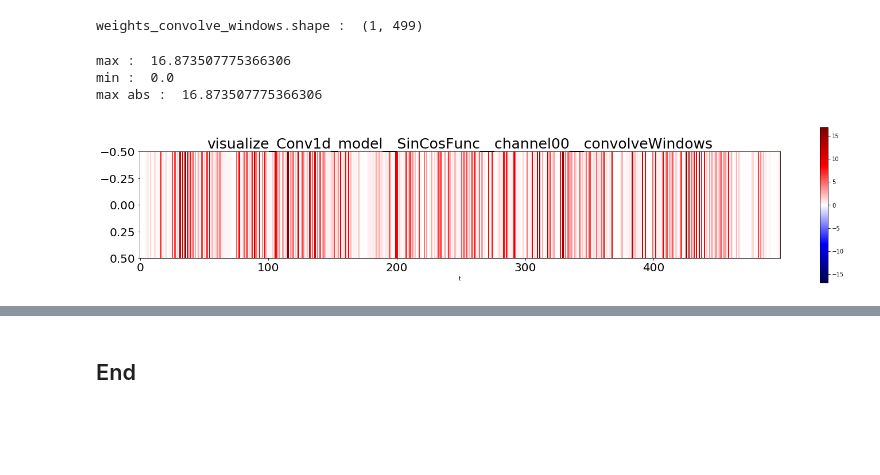
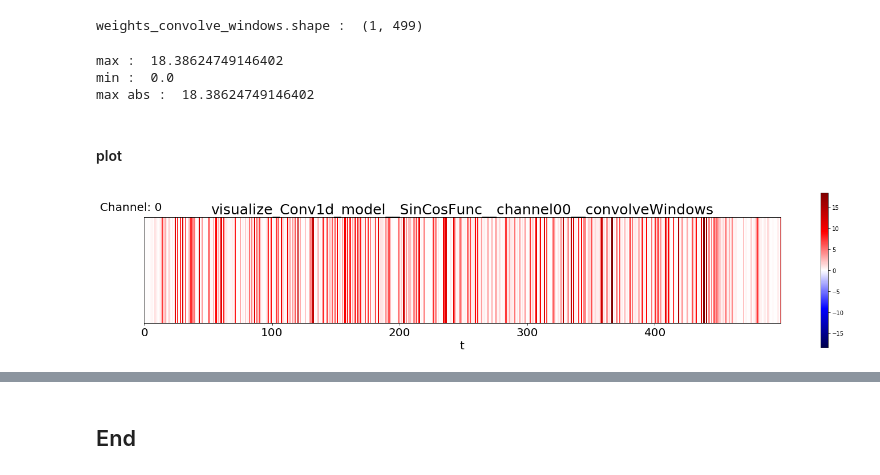
Before and after one commit to pollenjp/article_script, a Jupyter notebook: 20180719_visualize_Conv1d_output__in_kabuku/notebooks/visualize_Conv1d_model__SinCosFunc.ipynb, the cells around one changed output, grey strips where cells are left out. Drawn from its saved outputs; the diff is of its cells as text; code cells hidden in the pictures; blank space fills up the shorter version.

Commit message:
[Update] 20180719_visualize_Conv1d_output__in_kabuku/notebooks/

```diff
--- a/20180719_visualize_Conv1d_output__in_kabuku/notebooks/visualize_Conv1d_model__SinCosFunc.ipynb
+++ b/20180719_visualize_Conv1d_output__in_kabuku/notebooks/visualize_Conv1d_model__SinCosFunc.ipynb
@@ -95,14 +94,14 @@ def toy_func(tStart=0, tStop=100, tStep=1, triAmpl=20, tAmpl=0.5, noiseAmpl=0.05
       ノイズ振幅調整
       """
     t = np.arange(start=tStart, stop=tStop, step=tStep)
-    noise = noiseAmpl * np.random.randn(t.shape[0])  # mean=0, standard_deviation=1
+    noise = np.random.randn(t.shape[0])  # mean=0, standard_deviation=1
     return (t,
             triAmpl * ( mySin(t, period=100)
                         + mySin(t=3*t, period=100)
                         + myCos(t=2*t, period=100)
                         + myCos(t=4*t, period=100) )
-            #+ tAmpl * t
-            + noise )
+            + tAmpl * t
+            + noiseAmpl * noise )
 # %% [markdown]
 ## 入力データ作成
 # %%
@@ -111,10 +117,10 @@ predictsize = 1
 # %%
 wave_size = 500
-t, y = toy_func(tStop=wave_size, triAmpl=1./4, tAmpl=0.0, noiseAmpl=0.1)
+t, wave = toy_func(tStop=wave_size, triAmpl=1./4, tAmpl=0.0, noiseAmpl=0.1)
 
 fig = plt.figure(figsize=(14,5))  # (width, height)
 ax = fig.add_subplot(1,1,1)
-ax.plot(t, y)
+ax.plot(t, wave)
 
 title = "y (Noise)"
 ax.set_title(label=title, fontsize=30)
@@ -129,9 +135,9 @@ plt.show()
 # %%
 input_arr = np.empty(shape=(0, windowsize))
 print(input_arr.shape)
-for i in range( y.shape[0] - (windowsize + predictsize) + 1 ):
+for i in range( wave.shape[0] - (windowsize + predictsize) + 1 ):
     input_arr = np.append(arr=input_arr,
-                           values=y[i:(i+windowsize)].reshape(1, -1),
+                           values=wave[i:(i+windowsize)].reshape(1, -1),
                            axis=0)
 print("input_arr.shape  : ", input_arr.shape)
 input_arr = input_arr.reshape((-1, windowsize, 1))
@@ -283,7 +290,7 @@ weights_tmp = hidden_layer_output[:, :, ch].squeeze()
 weights_tmp = weights_tmp.T
 
 # Prepare for convolved
-weights = np.empty(shape=(0, wave_size-1))
+weights = np.empty(shape=(0, wave_size - predictsize))
 for window_idx in range(windowsize):
     _shape = weights_tmp.shape[1]
     # append last
@@ -319,7 +326,7 @@ print("weights_convolve_windows.shape : ", weights_convolve_windows.shape)
 weights_convolve_windows.shape :  (1, 499)
 # %%
 #--------------------
-# get max value for plot ylim
+# get max value for plot Color
 #--------------------
 print("max : ", np.max(weights_convolve_windows))
 print("min : ", np.min(weights_convolve_windows))
@@ -328,43 +335,53 @@ max_abs = np.maximum(np.max(weights_convolve_windows),
                     )
 print("max abs : ", max_abs)
 # %% [output]
-max :  16.873507775366306
+max :  18.38624749146402
 min :  0.0
-max abs :  16.873507775366306
+max abs :  18.38624749146402
+# %% [markdown]
+#### plot
 # %%
 #--------------------------------------------------------------------------------
 # Plot
 #--------------------------------------------------------------------------------
 fig = plt.figure(figsize=figsize)
 ax = fig.add_subplot(1,1,1)
 mappable = ax.imshow(weights_convolve_windows,
                      cmap='seismic',  # <-- (min,max)=(blue, red)
                      vmin=-max_abs,
                      vmax=max_abs,
                      )
 fig.colorbar(mappable,
              ax=ax,
              orientation='vertical',
              shrink=0.5,
              )
 
 #----------------------------------------
 # change x,y axis ratio
 #----------------------------------------
 # height is aspect_num times the width
 xratio = 6
 aspect = (1/xratio) * (ax.get_xlim()[1] - ax.get_xlim()[0]) / (ax.get_ylim()[0] - ax.get_ylim()[1])
 ax.set_aspect(aspect=aspect,)
 
 #----------------------------------------
 # plot config
 #----------------------------------------
 ax.set_title(label=title, fontsize=25)
-ax.set_xlabel(xlabel="t")
-ax.set_ylabel(ylabel="")
+ax.set_xlabel(xlabel="t", fontsize=20)
+ax.set_ylabel(ylabel="Channel: {}".format(ch), fontsize=20, rotation=0)
+ax.yaxis.set_label_coords(x=-0.02, y=1.04)
 ax.tick_params(labelsize=20)
+ax.tick_params(axis ='y',        # changes apply to the x-axis
+               which="both",     # both major and minor ticks are affected
+               left =False,      # ticks along the bottom edge are off
+               labelleft=False)  # labels along the bottom edge are off
+               # ref: https://stackoverflow.com/questions/12998430/remove-xticks-in-a-matplotlib-plot
 
-fig.savefig(fname=filename)
+
+
+fig.savefig(fname=str(plot_image_Path / filename))
 plt.show()
 # %% [output]
-[figure, old version]
+[figure, new version]
```
Also changed, not shown: parts of 45 cells of this notebook, 1 other file.
